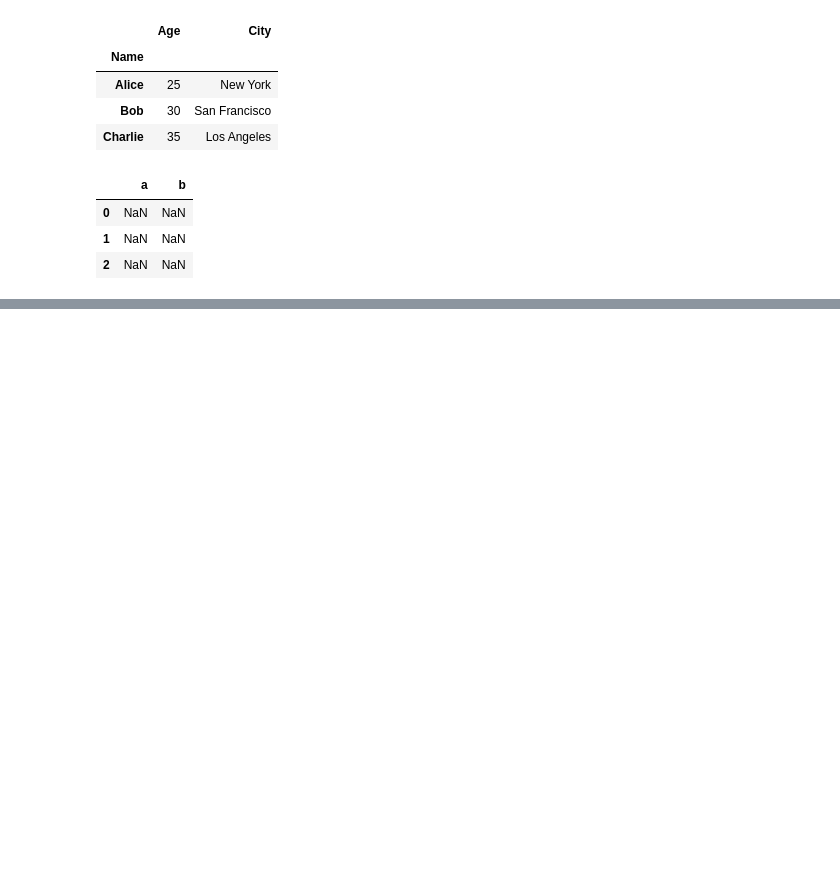
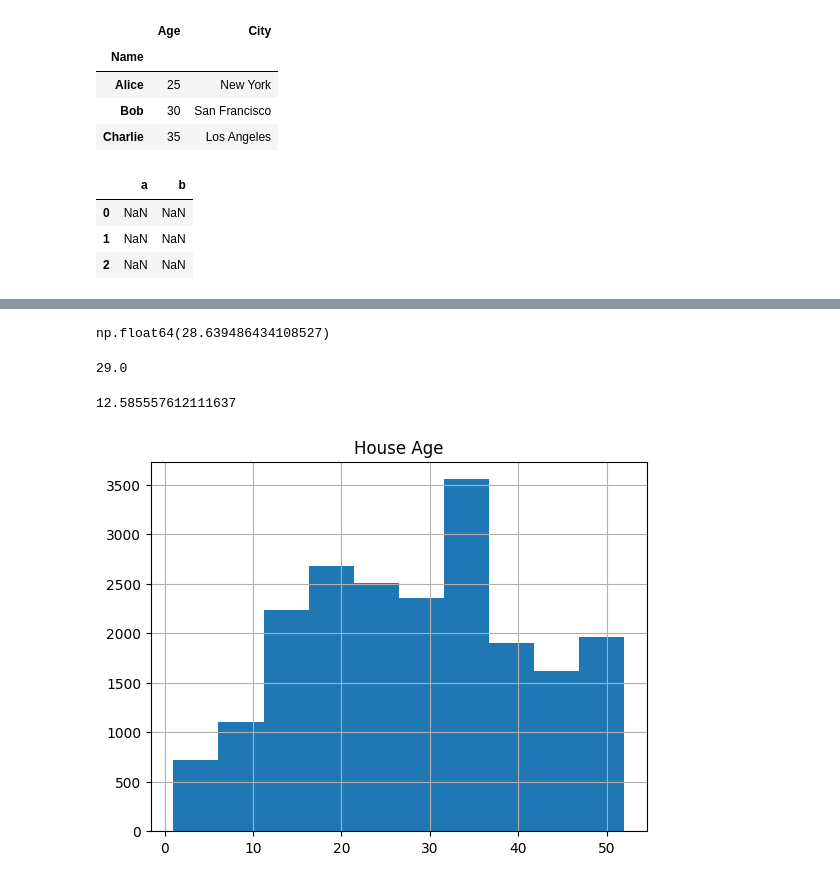
Before and after one commit to miksang0/Numpy-and-Pandas, a Jupyter notebook: Pandas.ipynb, the cells around one changed output, grey strips where cells are left out. Drawn from its saved outputs; the diff is of its cells as text; code cells hidden in the pictures; blank space fills up the shorter version.

```diff
--- a/Pandas.ipynb
+++ b/Pandas.ipynb
@@ -67,0 +70,6 @@ df.to_json('mydata.json')
+# %%
+import matplotlib.pyplot as plt #for plots
+from sklearn.datasets import fetch_california_housing
+df = fetch_california_housing(as_frame=True).frame
+df.tail() #last five
+#df.head() first five
@@ -67,0 +180,12 @@ df.to_json('mydata.json')
+# %%
+df['HouseAge'].mean()
+# %% [output]
+np.float64(28.639486434108527)
+# %%
+df['HouseAge'].median()
+# %% [output]
+29.0
+# %%
+df['HouseAge'].std()
+# %% [output]
+12.585557612111637
@@ -67,0 +195,6 @@ df.to_json('mydata.json')
+# %%
+df['HouseAge'].hist()
+plt.title('House Age')
+plt.show()
+# %% [output]
+[figure, added]
```
Also changed, not shown: parts of 18 cells of this notebook.
